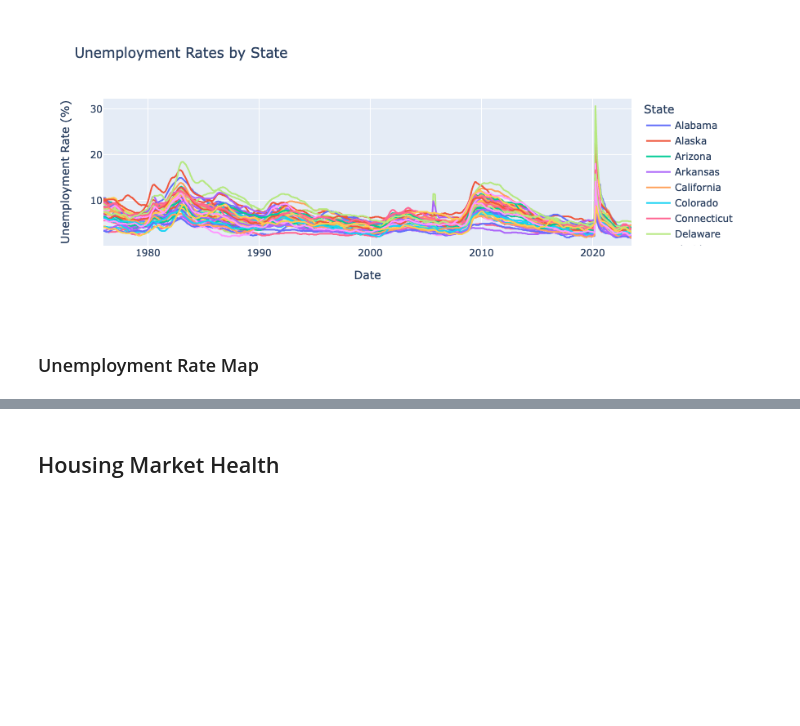
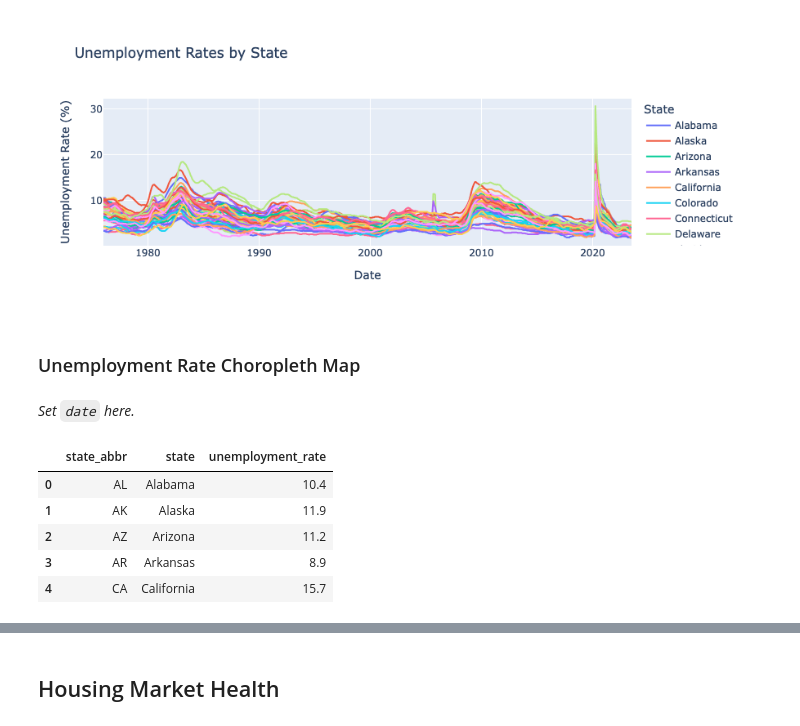
Before and after one commit to jreaso/economic-data-analysis, a Jupyter notebook: analysis.ipynb, the cells around one changed output, grey strips where cells are left out. Cells and saved outputs as stored; diff of their text form; code cells hidden in the pictures; blank space fills up the shorter version.

```diff
--- a/analysis.ipynb
+++ b/analysis.ipynb
@@ -108,4 +108,4 @@ fig.show()
 # %% [output]
 [figure]
 # %% [markdown]
-### Unemployment Rate Map
+### Unemployment Rate Choropleth Map
@@ -111,0 +116,23 @@ fig.show()
+# %% [markdown]
+_Set `date` here._
+# %%
+date = '2020-05-01' # May 2020, COVID spike
+
+unemployment_data = {'state_abbr': [], 'state': [], 'unemployment_rate': []}
+for state, series in states_unemployment_data.items():
+    if date in series.index:
+        unemployment_data['state'].append(state)
+        unemployment_data['state_abbr'].append(state_abbr_dict[state])
+        unemployment_data['unemployment_rate'].append(series[date])
+    else:
+        print(f"No data for {state}")
+
+df = pd.DataFrame(unemployment_data)
+df.head()
+# %% [output]
+|  | state_abbr | state | unemployment_rate |
+| 0 | AL | Alabama | 10.4 |
+| 1 | AK | Alaska | 11.9 |
+| 2 | AZ | Arizona | 11.2 |
+| 3 | AR | Arkansas | 8.9 |
+| 4 | CA | California | 15.7 |
```
Also changed, not shown: parts of 2 cells of this notebook.
